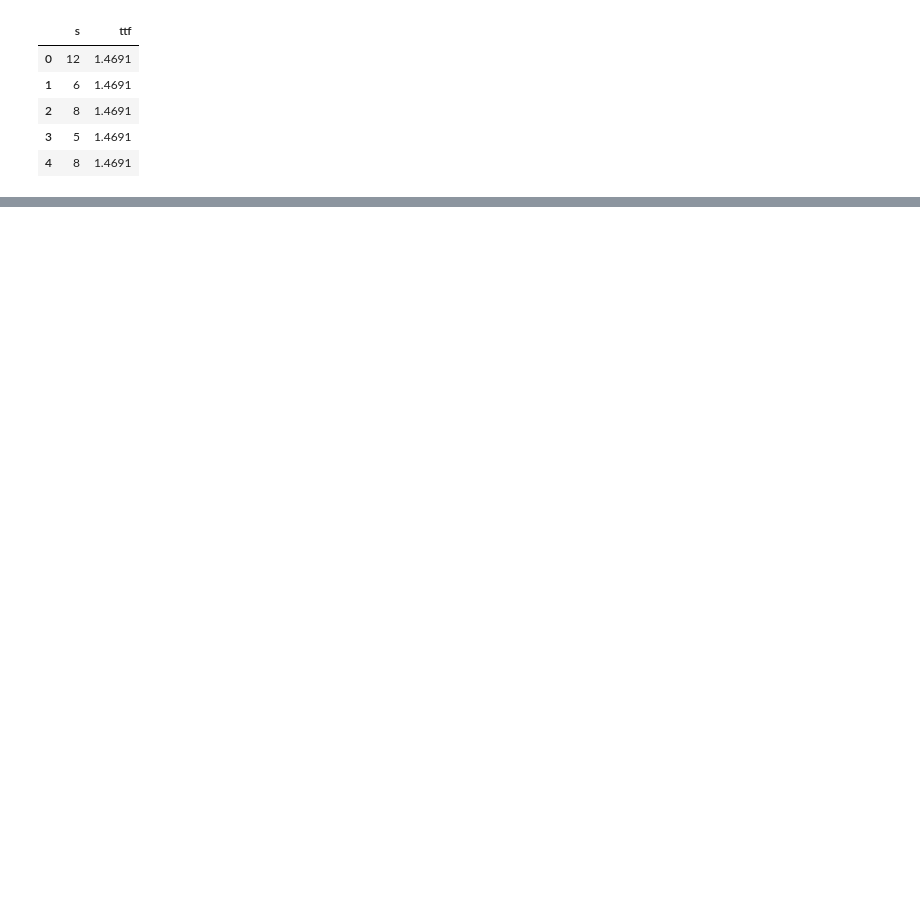
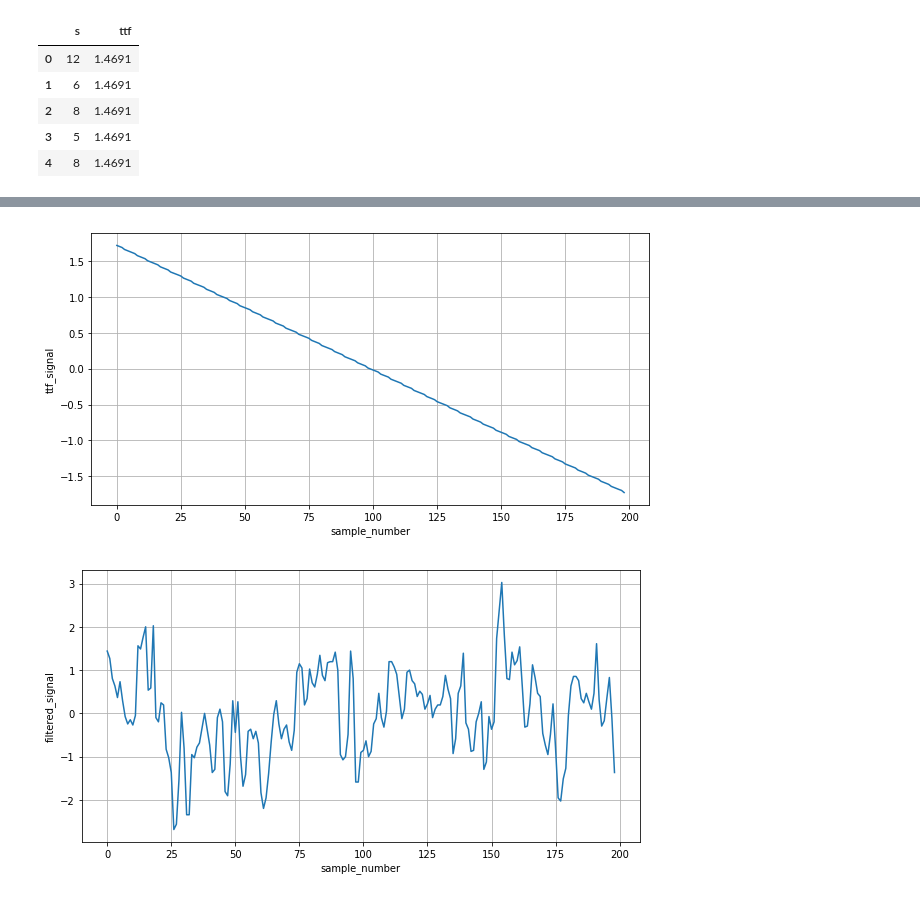
Before and after one commit to SIakovlev/LANL-Earthquake, a Jupyter notebook: src/drafts/feature_importance_notebook.ipynb, the cells around one changed output, grey strips where cells are left out. Saved outputs shown, nothing was run; the diff lists cells and outputs as text; code cells hidden in the pictures; blank space fills up the shorter version.

```diff
--- a/src/drafts/feature_importance_notebook.ipynb
+++ b/src/drafts/feature_importance_notebook.ipynb
@@ -141,17 +170,17 @@ mutual_info_results = []
 scaler = StandardScaler()
 
 for window in tqdm(windows):
-    filtered_signal = Feature(df['s'], '../../data/')\
-    .r_savgol_filter(window_length=window, verbose=False)\
-    .w_quantile(window_size=10000, window_stride=5000, q=0.05, verbose=False)\
-    .data.values
-    ttf_signal = Feature(df['ttf'], '../../data/')\
-    .w_last_elem(window_size=10000, window_stride=5000, verbose=False)\
-    .data.values
+        filtered_signal = Feature(df['s'], '../../data.nosync/')\
+        .r_savgol_filter(window_length=window, verbose=False)\
+        .w_quantile(window_size=10000, window_stride=5000, q=0.05, verbose=False)\
+        .data.values
+        ttf_signal = Feature(df['ttf'], '../../data.nosync/')\
+        .w_last_elem(window_size=10000, window_stride=5000, verbose=False)\
+        .data.values
 
-    temp_ = scaler.fit_transform(np.hstack((ttf_signal, filtered_signal)))
-    ttf_signal_scaled = temp_[:, 0]
-    filtered_signal_scaled = temp_[:, 1]
+        temp_ = scaler.fit_transform(np.hstack((ttf_signal, filtered_signal)))
+        ttf_signal_scaled = temp_[:, 0]
+        filtered_signal_scaled = temp_[:, 1]
 
     score = normalized_mutual_info_score(ttf_signal_scaled, filtered_signal_scaled, average_method="arithmetic")
     mutual_info_results.append(score)
@@ -166,3 +197,32 @@ plt.show()
+# %%
+filtered_signal = Feature(df['s'], '../../data.nosync/')\
+.r_savgol_filter(window_length=201, verbose=False)\
+.w_quantile(window_size=10000, window_stride=5000, q=0.05, verbose=False)\
+.data.values
+ttf_signal = Feature(df['ttf'], '../../data.nosync/')\
+.w_last_elem(window_size=10000, window_stride=5000, verbose=False)\
+.data.values
+
+temp_ = scaler.fit_transform(np.hstack((ttf_signal, filtered_signal)))
+ttf_signal_scaled = temp_[:, 0]
+filtered_signal_scaled = temp_[:, 1]
+plt.figure(figsize=(10, 5))
+# plt.ylabel("q05_std_rolling50")
+plt.ylabel("ttf_signal")
+plt.xlabel("sample_number")
+plt.grid(True)
+plt.plot(ttf_signal_scaled)
+plt.show()
+plt.figure(figsize=(10, 5))
+# plt.ylabel("q05_std_rolling50")
+plt.ylabel("filtered_signal")
+plt.xlabel("sample_number")
+plt.grid(True)
+plt.plot(filtered_signal_scaled)
+plt.show()
+# %% [output]
+[figure, added]
+[figure, added]
 # %%
 windows = [i for i in range(1, 1001, 20)]
 mutual_info_results = []
```
Also changed, not shown: parts of 8 cells of this notebook, 4 other files.
